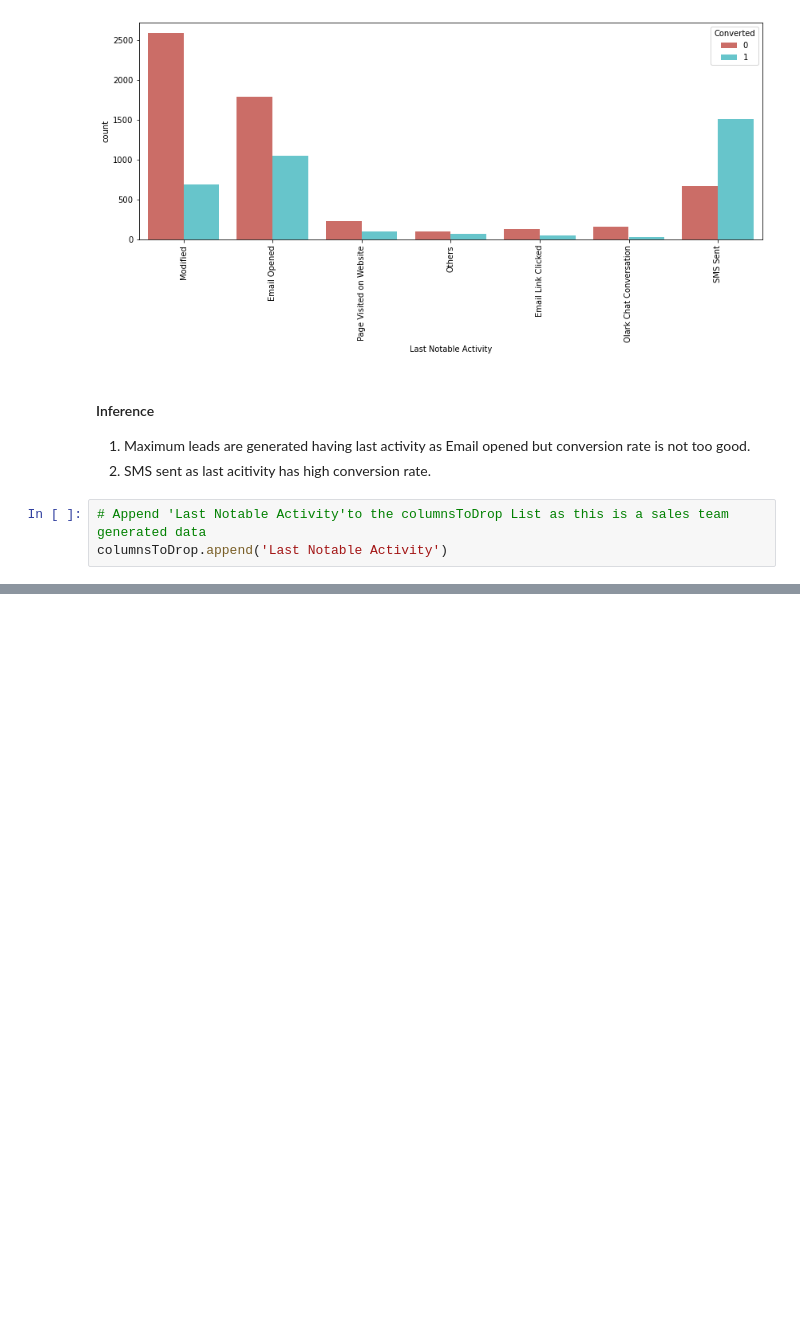
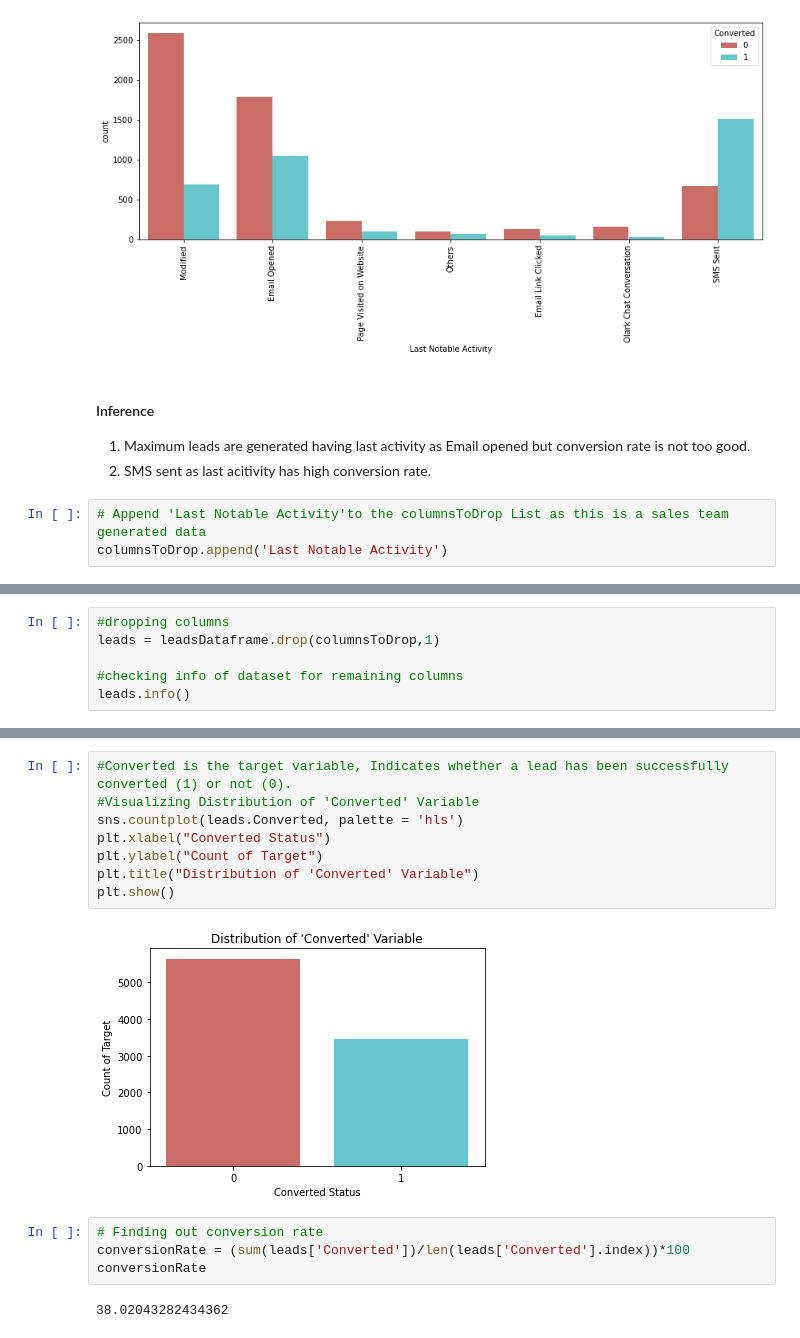
Before and after one commit to sumeet1396/Leading-Scoring-Case-Study, a Jupyter notebook: lead-scoring.ipynb, the cells around one changed output, grey strips where cells are left out. Saved outputs shown, nothing was run; the diff lists cells and outputs as text; blank space fills up the shorter version.

```diff
--- a/lead-scoring.ipynb
+++ b/lead-scoring.ipynb
@@ -591,0 +613,6 @@ columnsToDrop.append('Last Notable Activity')
+# %%
+#dropping columns
+leads = leadsDataframe.drop(columnsToDrop,1)
+
+#checking info of dataset for remaining columns
+leads.info()
@@ -591,0 +645,16 @@ columnsToDrop.append('Last Notable Activity')
+# %%
+#Converted is the target variable, Indicates whether a lead has been successfully converted (1) or not (0).
+#Visualizing Distribution of 'Converted' Variable
+sns.countplot(leads.Converted, palette = 'hls')
+plt.xlabel("Converted Status")
+plt.ylabel("Count of Target")
+plt.title("Distribution of 'Converted' Variable")
+plt.show()
+# %% [output]
+[figure, added]
+# %%
+# Finding out conversion rate
+conversionRate = (sum(leads['Converted'])/len(leads['Converted'].index))*100
+conversionRate
+# %% [output]
+38.02043282434362
```
Also changed, not shown: parts of 154 cells of this notebook, 1 other file.
